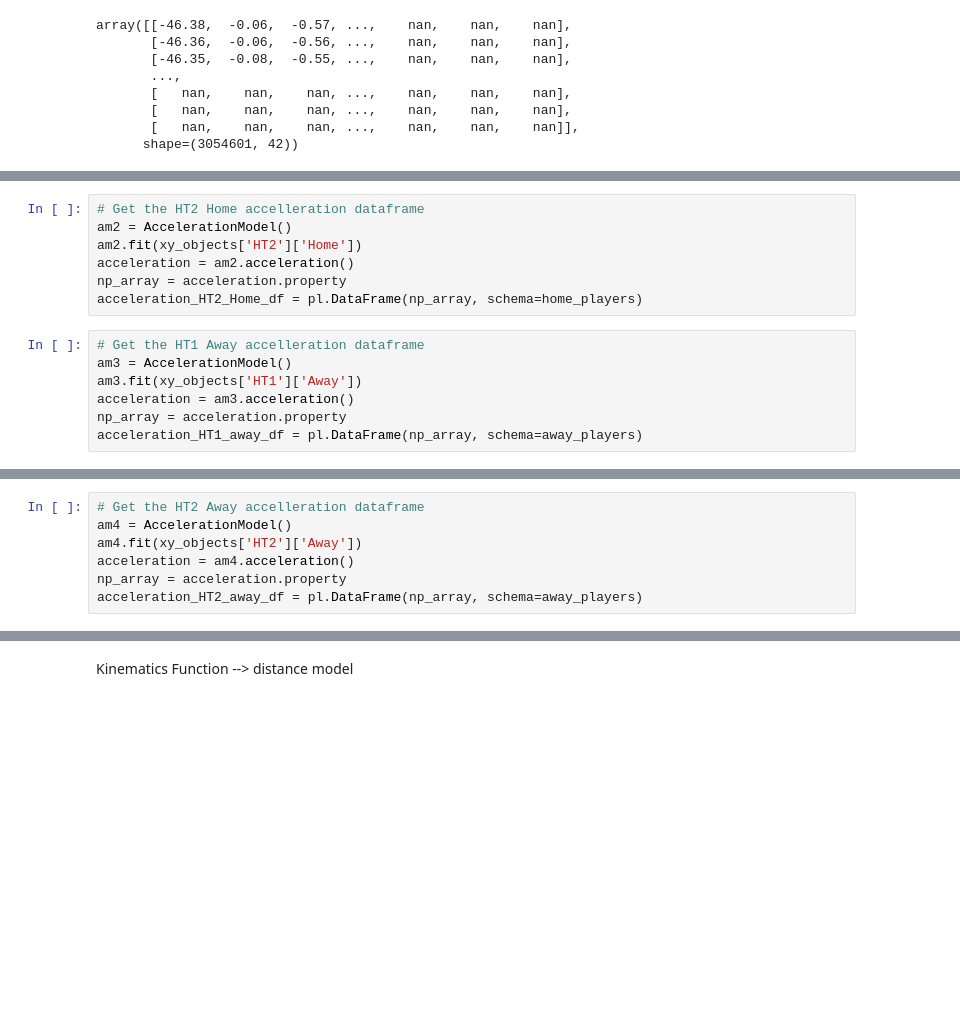
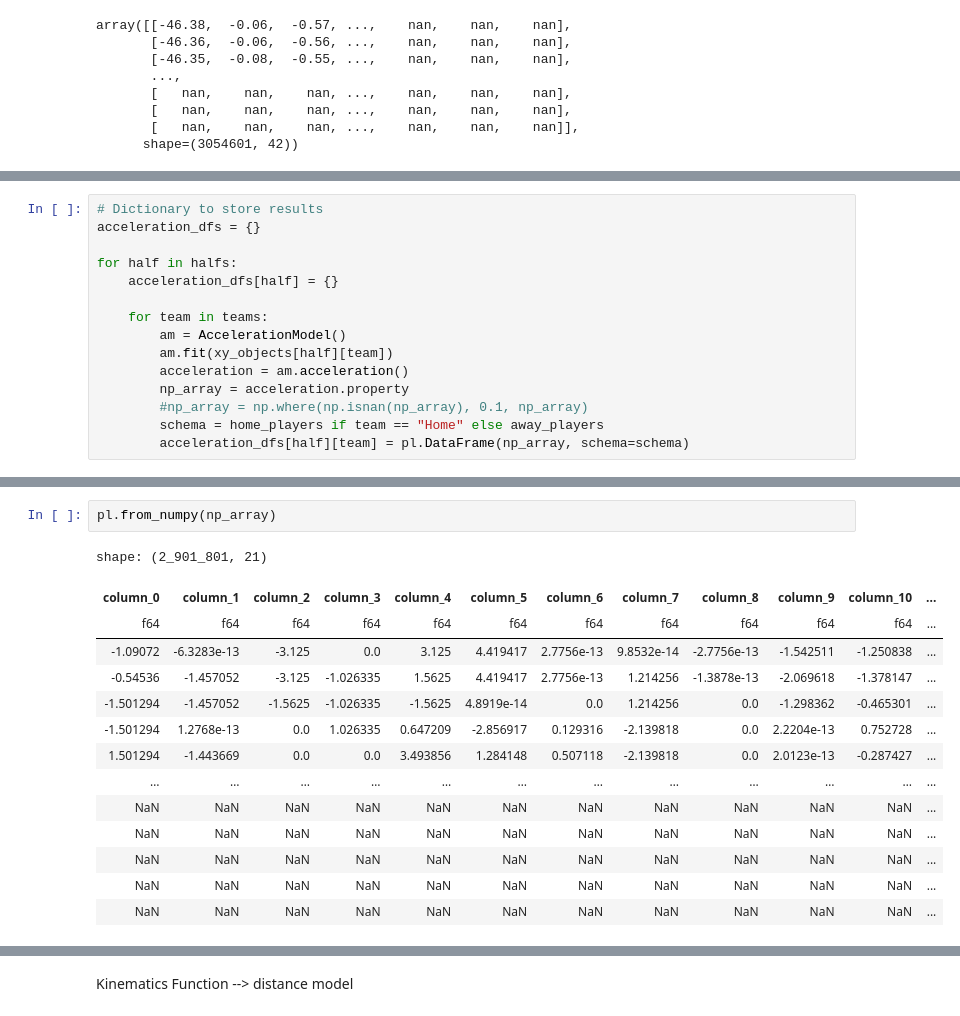
Before and after one commit to ihosten/internship_club_brugge, a Jupyter notebook: positional_data/fixing_positiondatafunction.ipynb, the cells around one changed output, grey strips where cells are left out. Drawn from its saved outputs; the diff is of its cells as text; blank space fills up the shorter version.

```diff
--- a/positional_data/fixing_positiondatafunction.ipynb
+++ b/positional_data/fixing_positiondatafunction.ipynb
@@ -175,14 +92,0 @@ acceleration_HT1_Home_df = pl.DataFrame(np_array, schema=home_players)
-# %%
-# Get the HT2 Home accelleration dataframe
-am2 = AccelerationModel()
-am2.fit(xy_objects['HT2']['Home'])
-acceleration = am2.acceleration()
-np_array = acceleration.property
-acceleration_HT2_Home_df = pl.DataFrame(np_array, schema=home_players)
-# %%
-# Get the HT1 Away accelleration dataframe
-am3 = AccelerationModel()
-am3.fit(xy_objects['HT1']['Away'])
-acceleration = am3.acceleration()
-np_array = acceleration.property
-acceleration_HT1_away_df = pl.DataFrame(np_array, schema=away_players)
@@ -191,7 +92,0 @@ NameError: name 'AccelerationModel' is not defined
-# %%
-# Get the HT2 Away accelleration dataframe
-am4 = AccelerationModel()
-am4.fit(xy_objects['HT2']['Away'])
-acceleration = am4.acceleration()
-np_array = acceleration.property
-acceleration_HT2_away_df = pl.DataFrame(np_array, schema=away_players)
@@ -197,0 +95,15 @@ acceleration_HT2_away_df = pl.DataFrame(np_array, schema=away_players)
+# %%
+# Dictionary to store results
+acceleration_dfs = {}
+
+for half in halfs:
+    acceleration_dfs[half] = {}
+
+    for team in teams:
+        am = AccelerationModel()
+        am.fit(xy_objects[half][team])
+        acceleration = am.acceleration()
+        np_array = acceleration.property
+        #np_array = np.where(np.isnan(np_array), 0.1, np_array)
+        schema = home_players if team == "Home" else away_players
+        acceleration_dfs[half][team] = pl.DataFrame(np_array, schema=schema)
@@ -197,0 +148,17 @@ acceleration_HT2_away_df = pl.DataFrame(np_array, schema=away_players)
+# %%
+pl.from_numpy(np_array)
+# %% [output]
+shape: (2_901_801, 21)
+| column_0 | column_1 | column_2 | column_3 | column_4 | column_5 | column_6 | column_7 | column_8 | column_9 | column_10 | ... |
+| f64 | f64 | f64 | f64 | f64 | f64 | f64 | f64 | f64 | f64 | f64 | ... |
+| -1.09072 | -6.3283e-13 | -3.125 | 0.0 | 3.125 | 4.419417 | 2.7756e-13 | 9.8532e-14 | -2.7756e-13 | -1.542511 | -1.250838 | ... |
+| -0.54536 | -1.457052 | -3.125 | -1.026335 | 1.5625 | 4.419417 | 2.7756e-13 | 1.214256 | -1.3878e-13 | -2.069618 | -1.378147 | ... |
+| -1.501294 | -1.457052 | -1.5625 | -1.026335 | -1.5625 | 4.8919e-14 | 0.0 | 1.214256 | 0.0 | -1.298362 | -0.465301 | ... |
+| -1.501294 | 1.2768e-13 | 0.0 | 1.026335 | 0.647209 | -2.856917 | 0.129316 | -2.139818 | 0.0 | 2.2204e-13 | 0.752728 | ... |
+| 1.501294 | -1.443669 | 0.0 | 0.0 | 3.493856 | 1.284148 | 0.507118 | -2.139818 | 0.0 | 2.0123e-13 | -0.287427 | ... |
+| … | … | … | … | … | … | … | … | … | … | … | ... |
+| NaN | NaN | NaN | NaN | NaN | NaN | NaN | NaN | NaN | NaN | NaN | ... |
+| NaN | NaN | NaN | NaN | NaN | NaN | NaN | NaN | NaN | NaN | NaN | ... |
+| NaN | NaN | NaN | NaN | NaN | NaN | NaN | NaN | NaN | NaN | NaN | ... |
+| NaN | NaN | NaN | NaN | NaN | NaN | NaN | NaN | NaN | NaN | NaN | ... |
+| NaN | NaN | NaN | NaN | NaN | NaN | NaN | NaN | NaN | NaN | NaN | ... |
```
Also changed, not shown: parts of 44 cells of this notebook, 6 other files.
